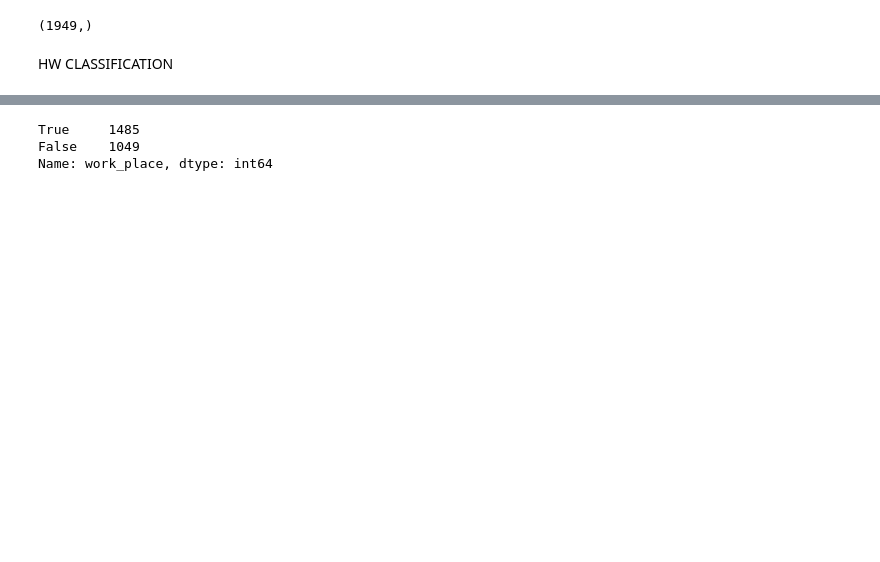
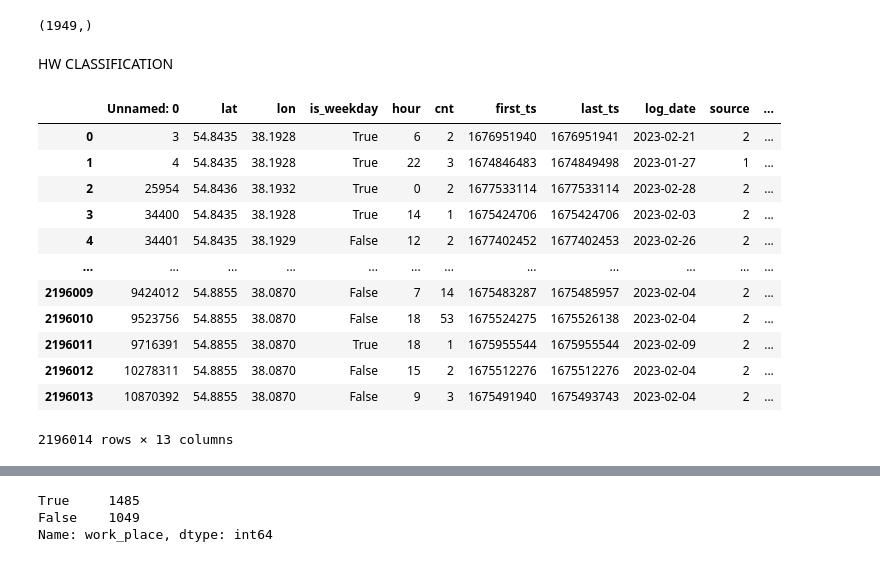
Before and after one commit to MADE-project-team1/CityTraffic, a Jupyter notebook: notebooks/classification.ipynb, the cells around one changed output, grey strips where cells are left out. Saved outputs shown, nothing was run; the diff lists cells and outputs as text; code cells hidden in the pictures; blank space fills up the shorter version.

```diff
--- a/notebooks/classification.ipynb
+++ b/notebooks/classification.ipynb
@@ -84,6 +84,22 @@ df = pd.read_csv(f"C:\\Users\\kirin\\jupyter\\CityTraffic\\data\\{launch_time}\\
 pd.reset_option('display.max_rows')
 # %%
 cluster_data['work_place'] = None
+# %%
+df
+# %% [output]
+|  | Unnamed: 0 | lat | lon | is_weekday | hour | cnt | first_ts | last_ts | log_date | source | ... |
+| 0 | 3 | 54.8435 | 38.1928 | True | 6 | 2 | 1676951940 | 1676951941 | 2023-02-21 | 2 | ... |
+| 1 | 4 | 54.8435 | 38.1928 | True | 22 | 3 | 1674846483 | 1674849498 | 2023-01-27 | 1 | ... |
+| 2 | 25954 | 54.8436 | 38.1932 | True | 0 | 2 | 1677533114 | 1677533114 | 2023-02-28 | 2 | ... |
+| 3 | 34400 | 54.8435 | 38.1928 | True | 14 | 1 | 1675424706 | 1675424706 | 2023-02-03 | 2 | ... |
+| 4 | 34401 | 54.8435 | 38.1929 | False | 12 | 2 | 1677402452 | 1677402453 | 2023-02-26 | 2 | ... |
+| ... | ... | ... | ... | ... | ... | ... | ... | ... | ... | ... | ... |
+| 2196009 | 9424012 | 54.8855 | 38.0870 | False | 7 | 14 | 1675483287 | 1675485957 | 2023-02-04 | 2 | ... |
+| 2196010 | 9523756 | 54.8855 | 38.0870 | False | 18 | 53 | 1675524275 | 1675526138 | 2023-02-04 | 2 | ... |
+| 2196011 | 9716391 | 54.8855 | 38.0870 | True | 18 | 1 | 1675955544 | 1675955544 | 2023-02-09 | 2 | ... |
+| 2196012 | 10278311 | 54.8855 | 38.0870 | False | 15 | 2 | 1675512276 | 1675512276 | 2023-02-04 | 2 | ... |
+| 2196013 | 10870392 | 54.8855 | 38.0870 | False | 9 | 3 | 1675491940 | 1675493743 | 2023-02-04 | 2 | ... |
+2196014 rows × 13 columns
 # %%
 #only weekday
 def sec_from_day_start(x):
```
Also changed, not shown: parts of 1 cell of this notebook, 3 other files.
